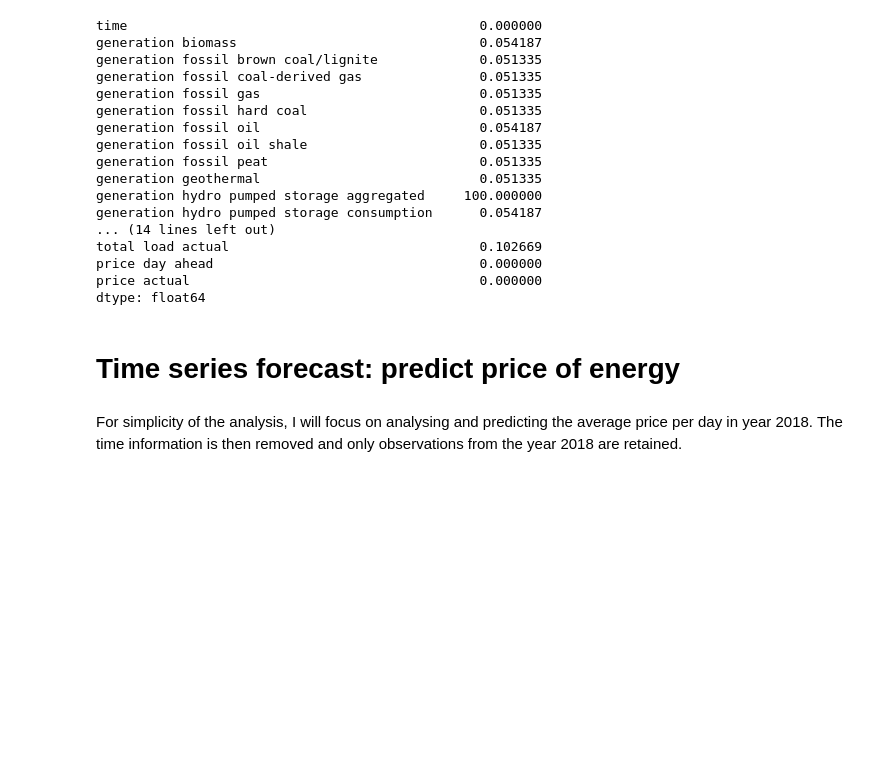
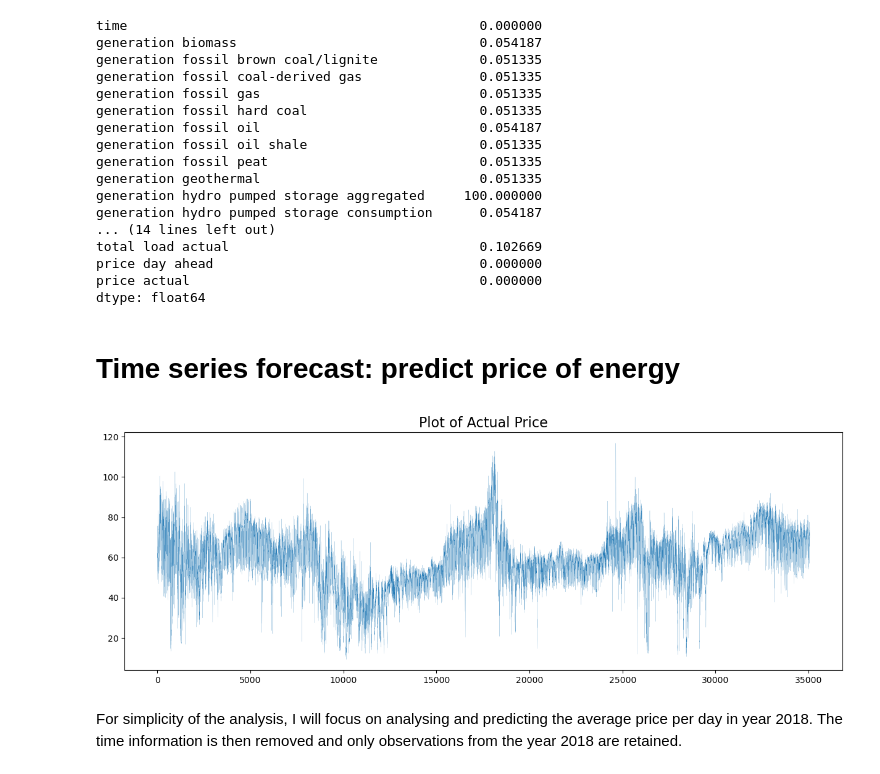
Before and after one commit to Er90Space/IntegratedCA2_ML-DV_CCT, a Jupyter notebook: CA2_ML_Dvis.ipynb, the cells around one changed output. Cells and saved outputs as stored; diff of their text form; code cells hidden in the pictures; blank space fills up the shorter version.

```diff
--- a/CA2_ML_Dvis.ipynb
+++ b/CA2_ML_Dvis.ipynb
@@ -128,6 +128,13 @@ price actual                                     0.000000
 dtype: float64
 # %% [markdown]
 # Time series forecast: predict price of energy
+# %%
+# Plot the feature of interest: 'price actual'.
+plt.figure(figsize=(15,5))
+df['price actual'].plot(kind='line', lw=0.1)
+plt.title('Plot of Actual Price', fontsize=16);
+# %% [output]
+[figure, added]
 # %% [markdown]
 For simplicity of the analysis, I will focus on analysing and predicting the average price per day in year 2018.  The time information is then removed and only observations from the year 2018 are retained.
 # %%
```
Also changed, not shown: parts of 51 cells of this notebook.
